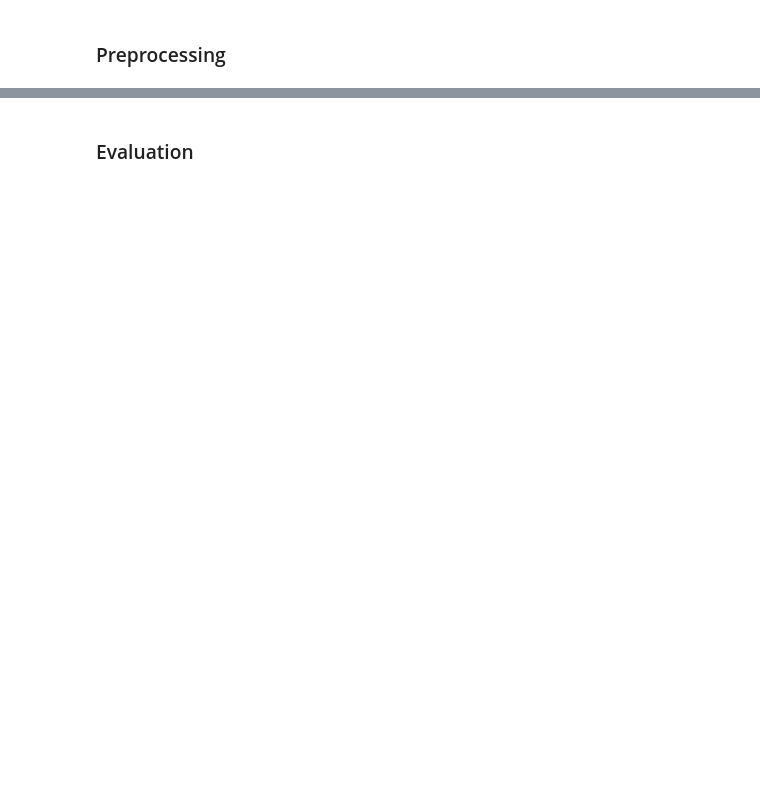
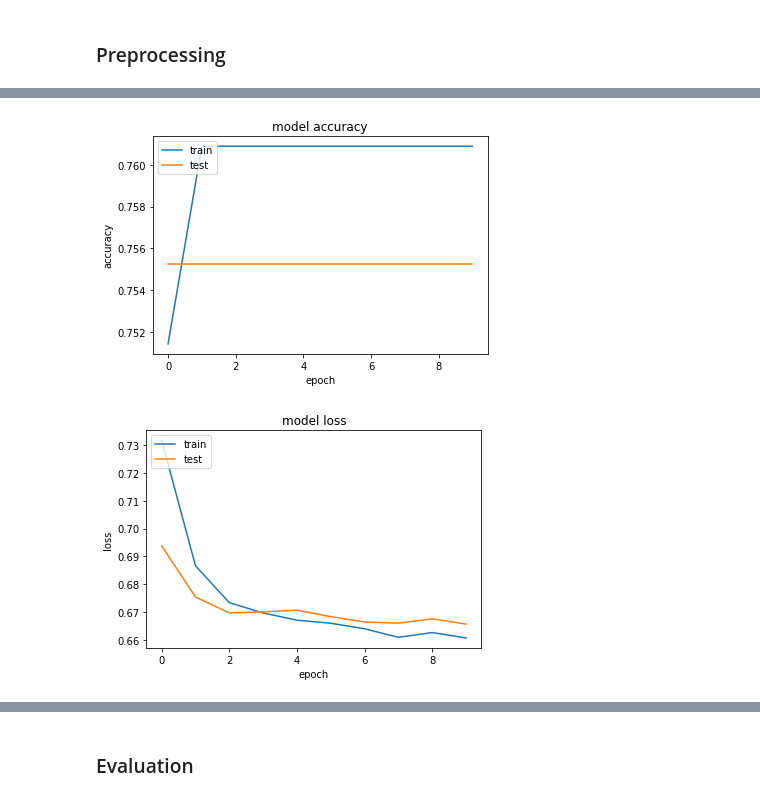
Before and after one commit to gittinic/mlp_final_proj_fake_news, a Jupyter notebook: main.ipynb, the cells around one changed output, grey strips where cells are left out. Cells and saved outputs as stored; diff of their text form; code cells hidden in the pictures; blank space fills up the shorter version.

```diff
--- a/main.ipynb
+++ b/main.ipynb
@@ -525,19 +784,0 @@ Y_test = lists_in_array_to_arrays(Y_test)
-# %%
-cat_input = Input(shape=(X_train_cat.shape[1],), name='Categorial_input')
-con_input = Input(shape=(X_train_con.shape[1],), name='Continous_input')
-
-x = kerasconc([cat_input, con_input])
-x = Dense(64, activation='relu')(x)
-x = Dense(64, activation='relu')(x)
-x = Dense(64, activation='relu')(x)
-
-main_output = Dense(3, activation='softmax', name='main_output')(x)
-model_total = Model(inputs=[cat_input, con_input], outputs=[main_output])
-model_total.compile(optimizer='rmsprop', loss='categorical_crossentropy',metrics=['mse','accuracy'])
-model_total.fit([X_train_cat, X_train_con],
-                Y_train,
-                epochs=20,
-                batch_size=24)
-model_total.predict([X_test_cat, X_test_con],
-                   Y_test,
-                   batch_size=24)
@@ -562,0 +785,48 @@ Epoch 20/20
+# %%
+# Static
+def create_model(X_train_cat, X_train_con):
+    cat_input = Input(shape=(X_train_cat.shape[1],), name='Categorical_Input')
+    con_input = Input(shape=(X_train_con.shape[1],), name='Continuous_Input')
+
+    x = kerasconc([cat_input, con_input])
+    x = Dense(20, activation='relu')(x)
+    x = Dropout(0.2,)(x)
+    x = Dense(20, activation='relu')(x)
+
+    output = Dense(3, activation='softmax', name='output')(x)
+    return cat_input, con_input, output
+
+cat_input_static, con_input_static, output_static = create_model(X_train_cat_static, X_train_con_static)
+model_static = Model(inputs=[cat_input_static, con_input_static], outputs=[output_static])
+model_static.summary()
+model_static.compile(optimizer='rmsprop', loss='categorical_crossentropy', metrics=['accuracy'])
+
+
+history = model_static.fit(
+    [X_train_cat_static, X_train_con_static],
+    Y_train_static,
+    validation_split=0.33,
+    shuffle=True,
+    epochs=10,
+    batch_size=batch_size)
+
+def epoch_history_plot(history):
+    # summarize history for accuracy
+    plt.plot(history.history['acc'])
+    plt.plot(history.history['val_acc'])
+    plt.title('model accuracy')
+    plt.ylabel('accuracy')
+    plt.xlabel('epoch')
+    plt.legend(['train', 'test'], loc='upper left')
+    plt.show()
+    # summarize history for loss
+    plt.plot(history.history['loss'])
+    plt.plot(history.history['val_loss'])
+    plt.title('model loss')
+    plt.ylabel('loss')
+    plt.xlabel('epoch')
+    plt.legend(['train', 'test'], loc='upper left')
+    plt.show()
+
+epoch_history_plot(history)
+# %% [output]
@@ -562,0 +850,2 @@ Epoch 20/20
+[figure, added]
+[figure, added]
```
Also changed, not shown: parts of 83 cells of this notebook.
